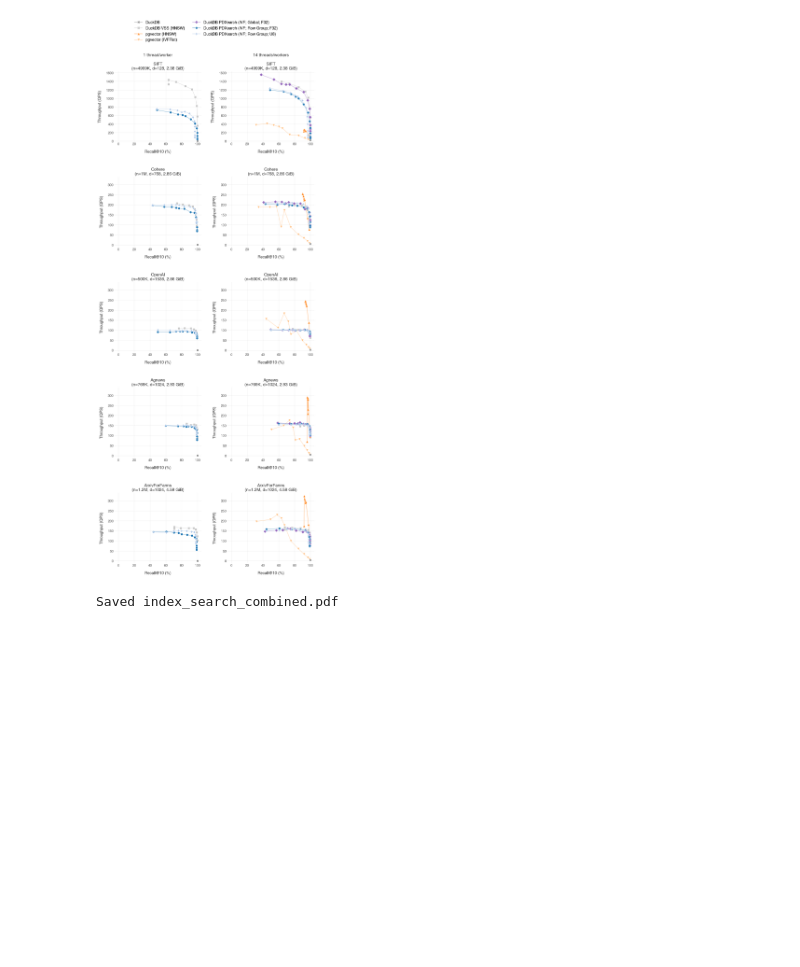
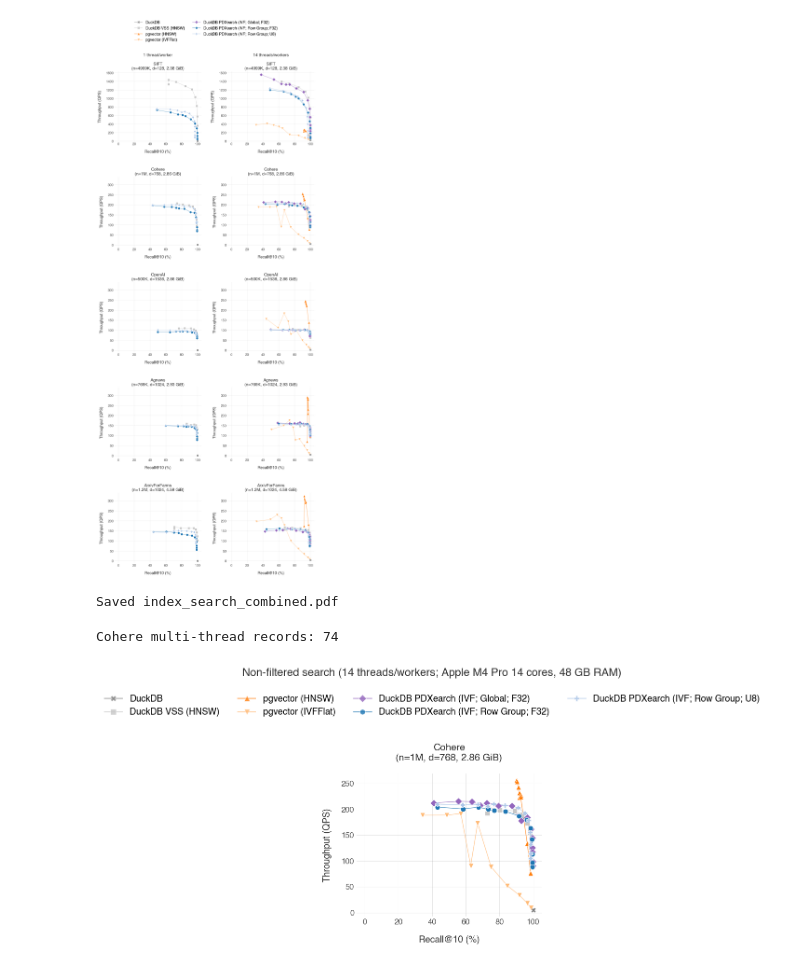
Before and after one commit to Noorts/vss-benchmarks, a Jupyter notebook: analysis/index_search.ipynb, the cells around one changed output. Saved outputs shown, nothing was run; the diff lists cells and outputs as text; code cells hidden in the pictures; blank space fills up the shorter version.

```diff
--- a/analysis/index_search.ipynb
+++ b/analysis/index_search.ipynb
@@ -359,3 +359,83 @@ print("Saved index_search_combined.pdf")
 # %% [output]
 [figure]
 Saved index_search_combined.pdf
+# %%
+# ---------------------------------------------------------------------------
+# 5. Multi-thread Cohere only (standalone plot with own y-axis range)
+# ---------------------------------------------------------------------------
+from collections import defaultdict
+from matplotlib.lines import Line2D
+
+apply_style()
+
+cohere_multi = [r for r in records if r["threads"] > 1 and "Cohere" in r["dataset"]]
+cohere_datasets = [ds for ds in datasets if "Cohere" in ds]
+print(f"Cohere multi-thread records: {len(cohere_multi)}")
+
+grouped: dict[str, dict[str, list[tuple[float, float]]]] = defaultdict(lambda: defaultdict(list))
+for r in cohere_multi:
+    grouped[r["dataset"]][r["index"]].append((r["recall"], r["serial_qps"]))
+
+present_datasets = [ds for ds in cohere_datasets if grouped[ds]]
+
+all_index_types = set()
+for ds in present_datasets:
+    all_index_types.update(grouped[ds].keys())
+all_index_types = [idx for idx in INDEX_ORDER if idx in all_index_types]
+
+n_datasets = len(present_datasets)
+fig, axes = plt.subplots(1, n_datasets, figsize=(5 * n_datasets, 5), squeeze=False)
+
+for ds_idx, dataset in enumerate(present_datasets):
+    ax = axes[0][ds_idx]
+
+    for index_type in all_index_types:
+        points = grouped[dataset].get(index_type, [])
+        if not points:
+            continue
+        points.sort(key=lambda p: p[0])
+        recalls = [p[0] for p in points]
+        qps_vals = [p[1] for p in points]
+
+        color = index_colors.get(index_type, "#808080")
+        marker = index_markers.get(index_type, "o")
+        ax.scatter(recalls, qps_vals, color=color, marker=marker, s=MARKER_SIZE,
+                   zorder=3, edgecolors='white', linewidths=0.5)
+        ax.plot(recalls, qps_vals, color=color, linewidth=1.2, alpha=0.6, zorder=2)
+
+    ax.set_title(format_dataset_title(dataset), fontsize=TITLE_FONTSIZE, color=FONT_COLOR, pad=20)
+    ax.set_xlabel("Recall@10 (%)", fontsize=LABEL_FONTSIZE, color=FONT_COLOR, labelpad=15)
+    ax.set_ylabel("Throughput (QPS)", fontsize=LABEL_FONTSIZE, color=FONT_COLOR, labelpad=15)
+
+    ax.grid(True, linestyle='-', linewidth=0.6, color='gray', alpha=0.2)
+    ax.set_axisbelow(True)
+    for spine in ax.spines.values():
+        spine.set_visible(False)
+    ax.set_xlim(-0.05, 1.05)
+    ax.set_xticks([i / 5 for i in range(6)])
+    ax.xaxis.set_major_formatter(plt.FuncFormatter(lambda x, _: f"{x * 100:.0f}"))
+    ax.tick_params(axis='both', colors=TICK_FONTS_COLOR, length=0)
+    ax.tick_params(axis='x', labelsize=TICK_FONTSIZE)
+    ax.tick_params(axis='y', labelsize=TICK_FONTSIZE)
+
+legend_handles = []
+for index_type in all_index_types:
+    color = index_colors.get(index_type, "#808080")
+    marker = index_markers.get(index_type, "o")
+    legend_handles.append(Line2D([0], [0], color=color, marker=marker, linestyle='-',
+                                  markersize=8, markeredgecolor='white', markeredgewidth=0.5,
+                                  linewidth=1.2, alpha=0.8, label=index_type))
+
+fig.legend(handles=legend_handles, loc="upper center", ncol=math.ceil(len(all_index_types) / 2),
+           frameon=False, fontsize=LABEL_FONTSIZE, bbox_to_anchor=(0.5, 1.14))
+
+fig.suptitle("Non-filtered search (14 threads/workers; Apple M4 Pro 14 cores, 48 GB RAM)",
+             fontsize=TITLE_FONTSIZE + 2, color=FONT_COLOR, y=1.22)
+
+fig.tight_layout(rect=[0, 0, 1, 1])
+plt.savefig("index_search_cohere_multi_thread.pdf", dpi=PLOT_DPI, bbox_inches='tight')
+plt.show()
+print("Saved index_search_cohere_multi_thread.pdf")
+# %% [output]
+Cohere multi-thread records: 74
+[figure, added]
```
Also changed, not shown: parts of 2 cells of this notebook.
